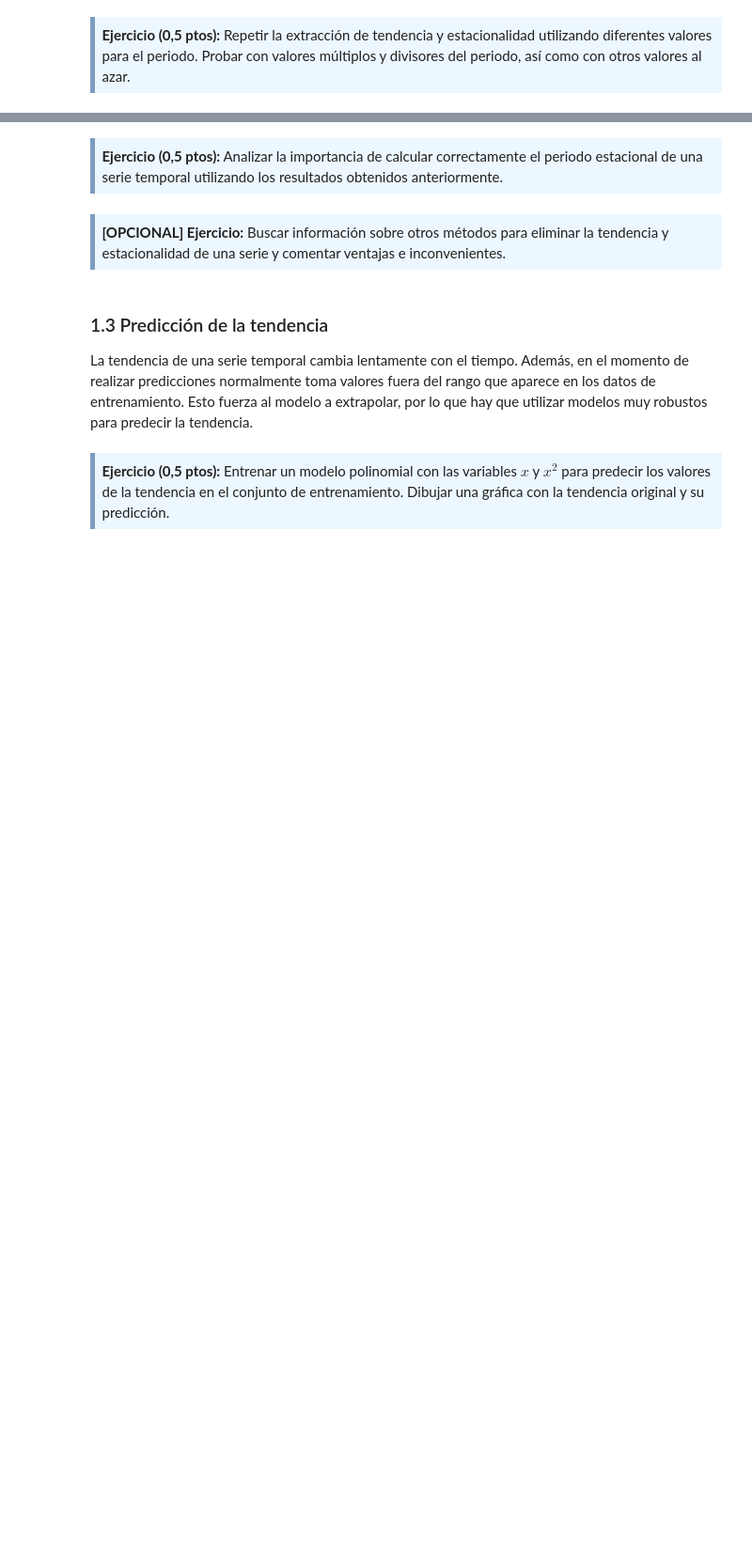
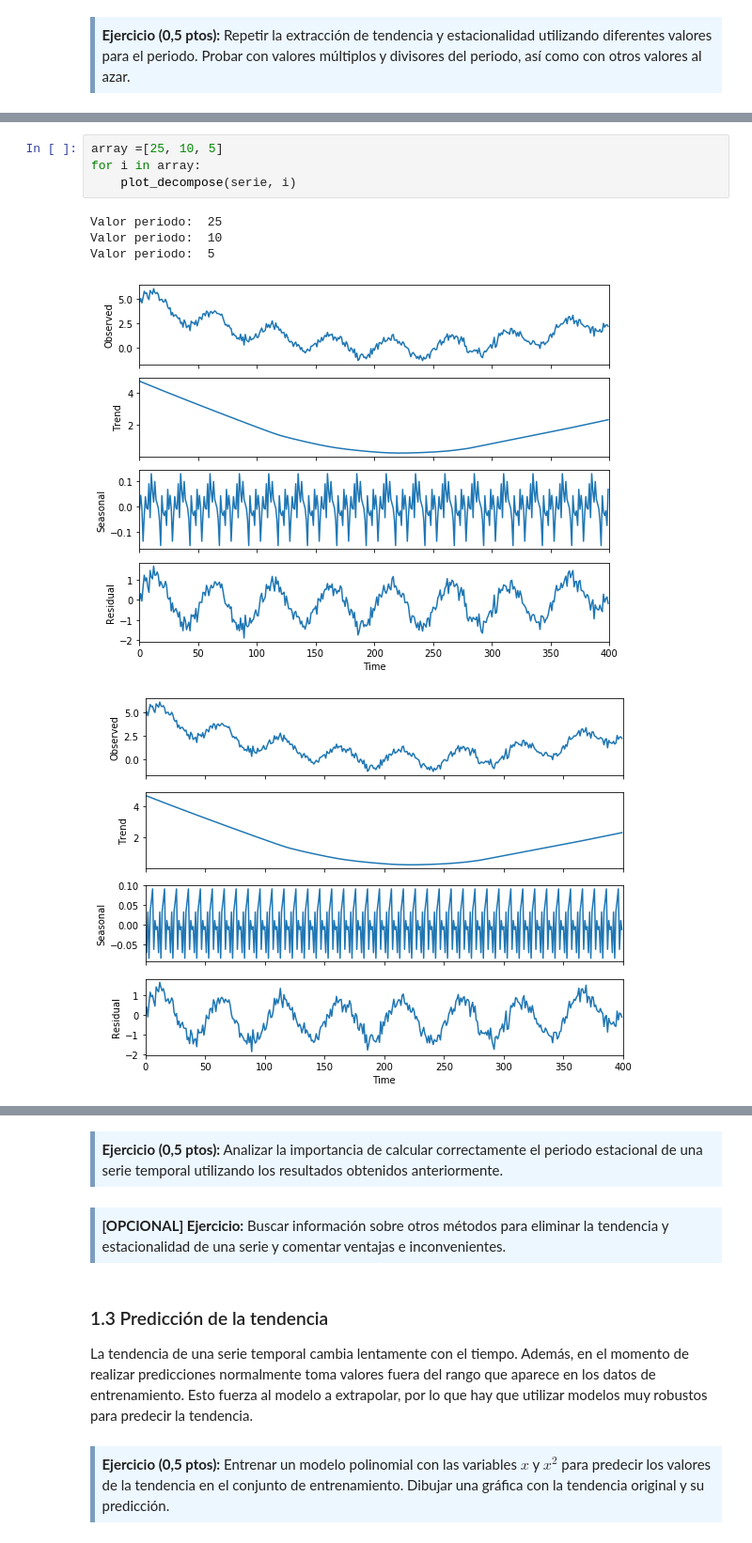
Before and after one commit to fernandoabcampos/deep-learning, a Jupyter notebook: PEC3/20182_M2.875_PEC3-Enunciado.ipynb, the cells around one changed output, grey strips where cells are left out. Shown: that part at 94% size. Drawn from its saved outputs; the diff is of its cells as text; blank space fills up the shorter version.

```diff
--- a/PEC3/20182_M2.875_PEC3-Enunciado.ipynb
+++ b/PEC3/20182_M2.875_PEC3-Enunciado.ipynb
@@ -146,0 +103,10 @@ BONUS: Otras formas de eliminar tendencia y estacionalidad, pros y contras.
+# %%
+array =[25, 10, 5]
+for i in array:
+    plot_decompose(serie, i)
+# %% [output]
+Valor periodo:  25
+Valor periodo:  10
+Valor periodo:  5
+[figure, added]
+[figure, added]
```
Also changed, not shown: parts of 14 cells of this notebook.
